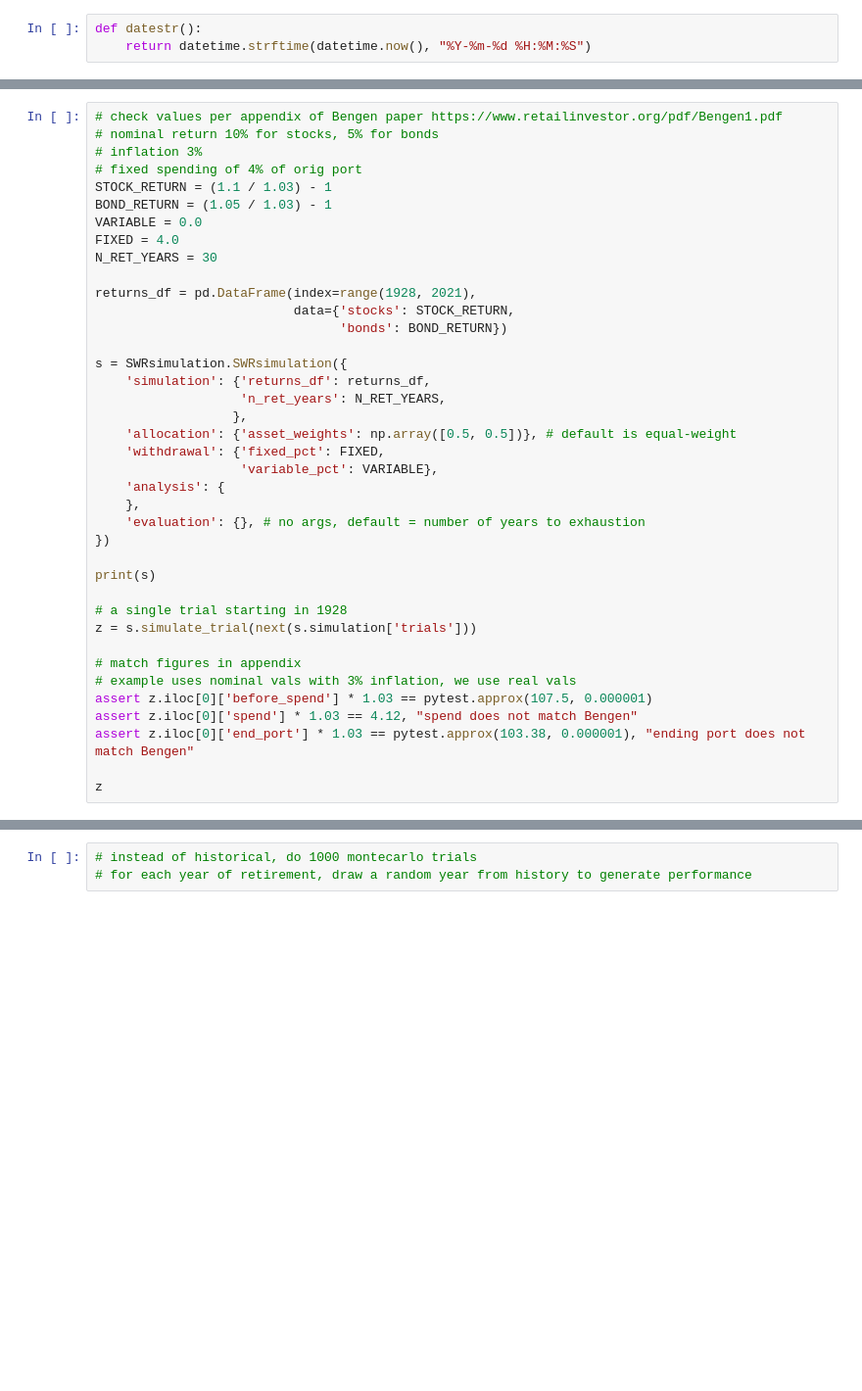
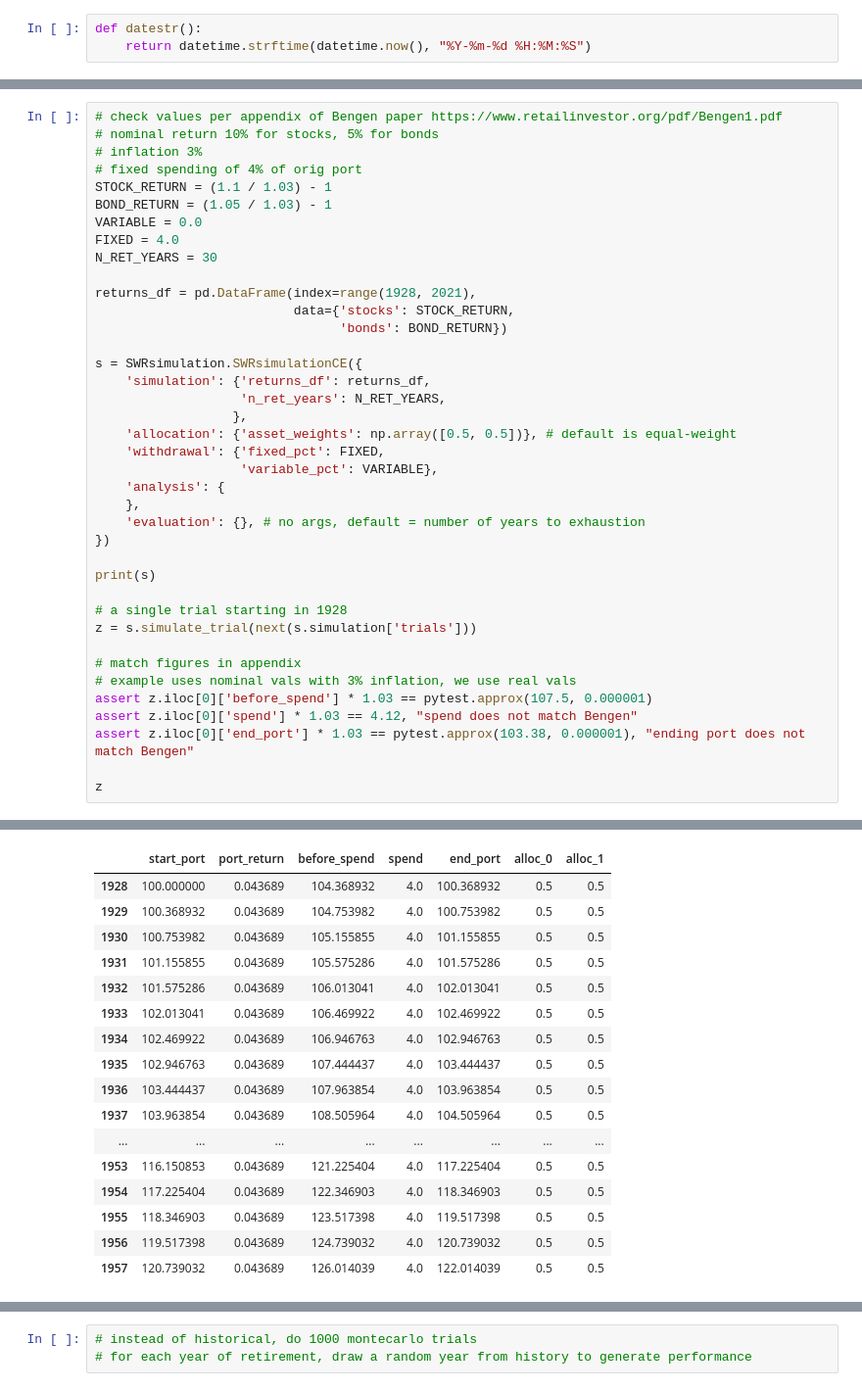
Before and after one commit to druce/swr, a Jupyter notebook: swr.ipynb, the cells around one changed output, grey strips where cells are left out. Shown: that part at 98% size. Cells and saved outputs as stored; diff of their text form; blank space fills up the shorter version.

```diff
--- a/swr.ipynb
+++ b/swr.ipynb
@@ -60,7 +88,7 @@ returns_df = pd.DataFrame(index=range(1928, 2021),
                           data={'stocks': STOCK_RETURN,
                                 'bonds': BOND_RETURN})
 
-s = SWRsimulation.SWRsimulation({
+s = SWRsimulation.SWRsimulationCE({
     'simulation': {'returns_df': returns_df,
                    'n_ret_years': N_RET_YEARS,
                   },
@@ -84,3 +112,4 @@ assert z.iloc[0]['spend'] * 1.03 == 4.12, "spend does not match Bengen"
 assert z.iloc[0]['end_port'] * 1.03 == pytest.approx(103.38, 0.000001), "ending port does not match Bengen"
 
 z
+# %% [output]
@@ -87,3 +133,20 @@ z
+|  | start_port | port_return | before_spend | spend | end_port | alloc_0 | alloc_1 |
+| 1928 | 100.000000 | 0.043689 | 104.368932 | 4.0 | 100.368932 | 0.5 | 0.5 |
+| 1929 | 100.368932 | 0.043689 | 104.753982 | 4.0 | 100.753982 | 0.5 | 0.5 |
+| 1930 | 100.753982 | 0.043689 | 105.155855 | 4.0 | 101.155855 | 0.5 | 0.5 |
+| 1931 | 101.155855 | 0.043689 | 105.575286 | 4.0 | 101.575286 | 0.5 | 0.5 |
+| 1932 | 101.575286 | 0.043689 | 106.013041 | 4.0 | 102.013041 | 0.5 | 0.5 |
+| 1933 | 102.013041 | 0.043689 | 106.469922 | 4.0 | 102.469922 | 0.5 | 0.5 |
+| 1934 | 102.469922 | 0.043689 | 106.946763 | 4.0 | 102.946763 | 0.5 | 0.5 |
+| 1935 | 102.946763 | 0.043689 | 107.444437 | 4.0 | 103.444437 | 0.5 | 0.5 |
+| 1936 | 103.444437 | 0.043689 | 107.963854 | 4.0 | 103.963854 | 0.5 | 0.5 |
+| 1937 | 103.963854 | 0.043689 | 108.505964 | 4.0 | 104.505964 | 0.5 | 0.5 |
+| ... | ... | ... | ... | ... | ... | ... | ... |
+| 1953 | 116.150853 | 0.043689 | 121.225404 | 4.0 | 117.225404 | 0.5 | 0.5 |
+| 1954 | 117.225404 | 0.043689 | 122.346903 | 4.0 | 118.346903 | 0.5 | 0.5 |
+| 1955 | 118.346903 | 0.043689 | 123.517398 | 4.0 | 119.517398 | 0.5 | 0.5 |
+| 1956 | 119.517398 | 0.043689 | 124.739032 | 4.0 | 120.739032 | 0.5 | 0.5 |
+| 1957 | 120.739032 | 0.043689 | 126.014039 | 4.0 | 122.014039 | 0.5 | 0.5 |
 # %%
 # Bengen 4% rule
 VARIABLE = 0.0
```
Also changed, not shown: parts of 9 cells of this notebook, 3 other files.
